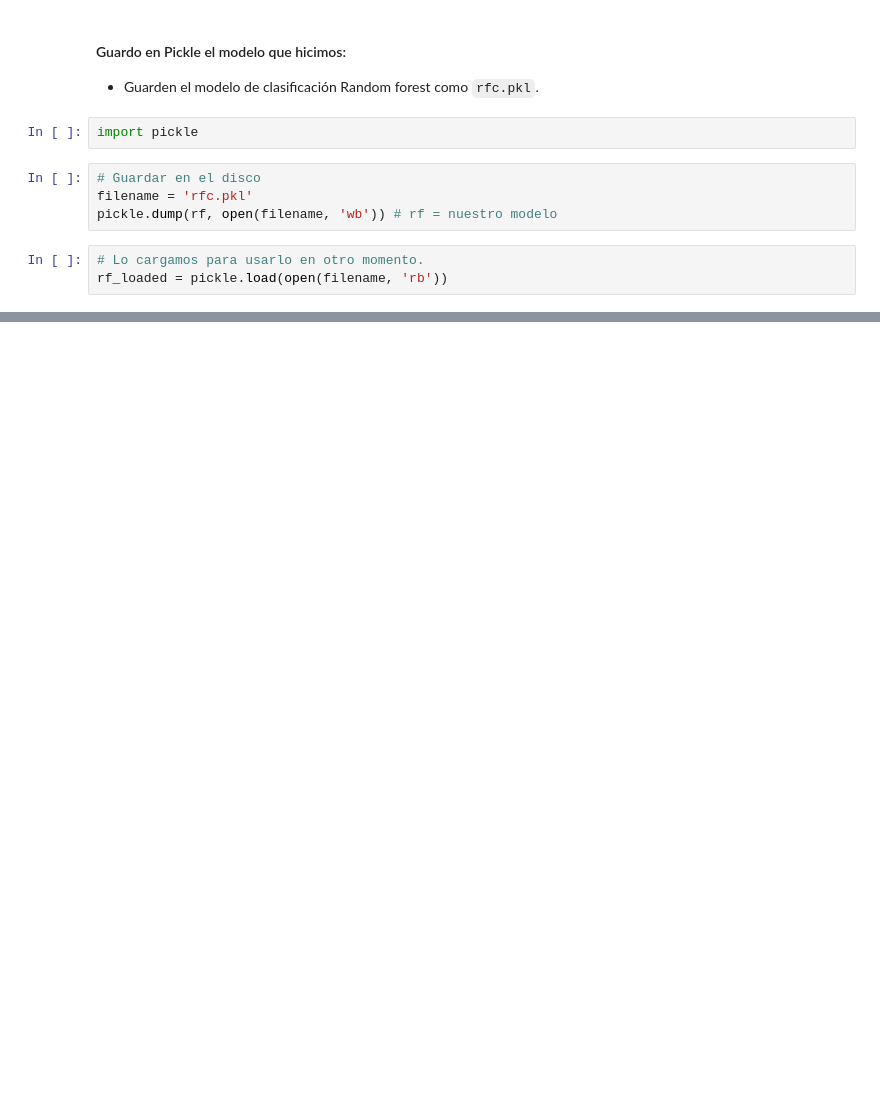
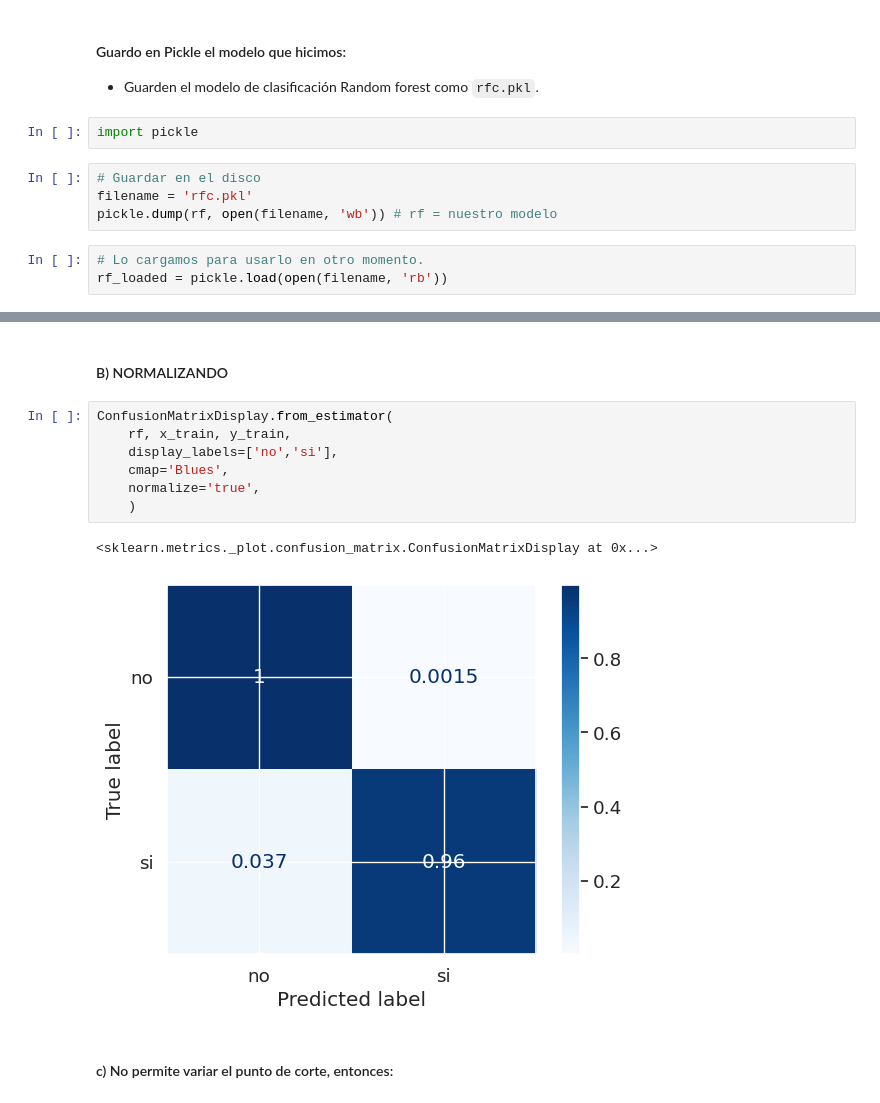
Before and after one commit to marinalgarcia/Grupo_2_DatosVivos_TP5, a Jupyter notebook: TP_5.ipynb, the cells around one changed output, grey strips where cells are left out. Drawn from its saved outputs; the diff is of its cells as text; blank space fills up the shorter version.

```diff
--- a/TP_5.ipynb
+++ b/TP_5.ipynb
@@ -263,0 +296,14 @@ rf_loaded = pickle.load(open(filename, 'rb'))
+# %% [markdown]
+#### B) NORMALIZANDO
+# %%
+ConfusionMatrixDisplay.from_estimator(
+    rf, x_train, y_train,
+    display_labels=['no','si'],
+    cmap='Blues',
+    normalize='true',
+    )
+# %% [output]
+<sklearn.metrics._plot.confusion_matrix.ConfusionMatrixDisplay at 0x...>
+[figure, added]
+# %% [markdown]
+#### c) No permite variar el punto de corte, entonces:
```
Also changed, not shown: parts of 79 cells of this notebook.
